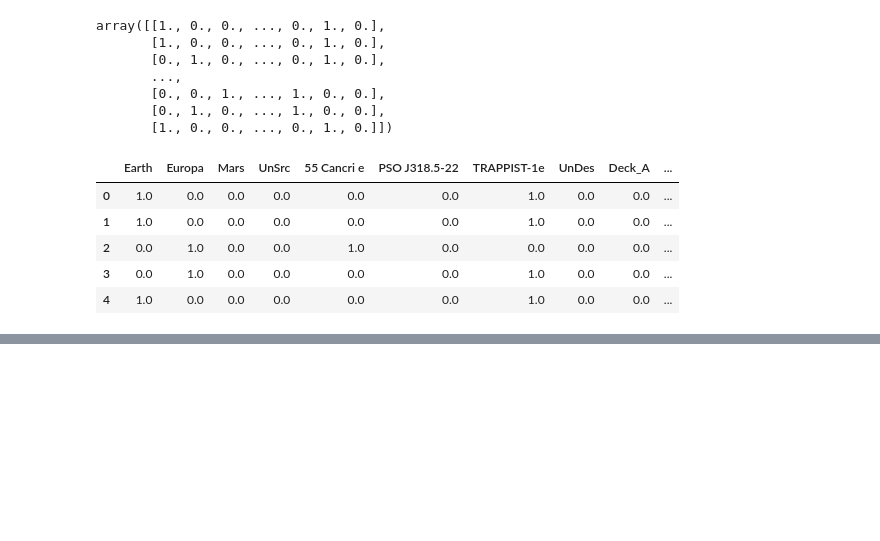
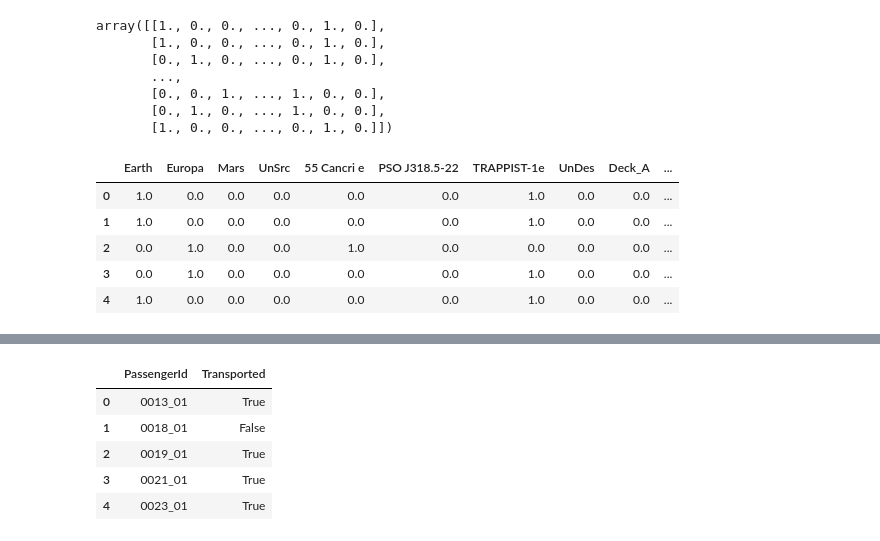
Before and after one commit to bksat90kc/KaggleChallenge, a Jupyter notebook: KaggleChallenge.ipynb, the cells around one changed output, grey strips where cells are left out. Drawn from its saved outputs; the diff is of its cells as text; code cells hidden in the pictures; blank space fills up the shorter version.

```diff
--- a/KaggleChallenge.ipynb
+++ b/KaggleChallenge.ipynb
@@ -354,0 +387,31 @@ test_df.loc[test_df["CryoSleep"] == True, "CryoSleep"] = 1
+# %%
+# creating the dataframes for the predictions
+lr_pred_df = pd.DataFrame(lr_y_pred, columns=['Transported'])
+rf_pred_df = pd.DataFrame(rf_y_pred, columns=['Transported'])
+dt_pred_df = pd.DataFrame(dt_y_pred, columns=['Transported'])
+# %%
+test_df.reset_index(inplace=True)
+# %%
+# creating the outcomes
+lr_outcome_df = pd.concat([test_df[['PassengerId']], lr_pred_df], axis=1, join='inner')
+rf_outcome_df = pd.concat([test_df[['PassengerId']], rf_pred_df], axis=1, join='inner')
+dt_outcome_df = pd.concat([test_df[['PassengerId']], dt_pred_df], axis=1, join='inner')
+# %%
+# convert Transported column to numeric values : 0 for False and 1 for True
+lr_outcome_df.loc[lr_outcome_df["Transported"] == 0, "Transported"] = False
+lr_outcome_df.loc[lr_outcome_df["Transported"] == 1, "Transported"] = True
+
+rf_outcome_df.loc[rf_outcome_df["Transported"] == 0, "Transported"] = False
+rf_outcome_df.loc[rf_outcome_df["Transported"] == 1, "Transported"] = True
+
+dt_outcome_df.loc[dt_outcome_df["Transported"] == 0, "Transported"] = False
+dt_outcome_df.loc[dt_outcome_df["Transported"] == 1, "Transported"] = True
+# %%
+lr_outcome_df.head()
+# %% [output]
+|  | PassengerId | Transported |
+| 0 | 0013_01 | True |
+| 1 | 0018_01 | False |
+| 2 | 0019_01 | True |
+| 3 | 0021_01 | True |
+| 4 | 0023_01 | True |
```
Also changed, not shown: parts of 16 cells of this notebook.
